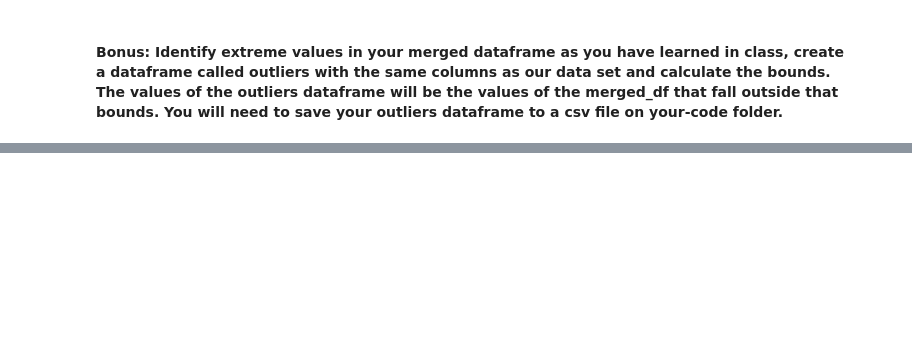
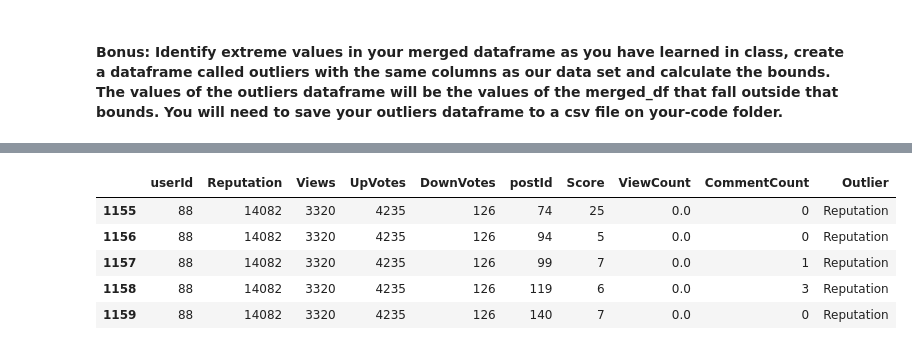
Before and after one commit to ta-data-mexpt/lab-data-cleaning, a Jupyter notebook: your-code/main.ipynb, the cells around one changed output, grey strips where cells are left out. Cells and saved outputs as stored; diff of their text form; code cells hidden in the pictures; blank space fills up the shorter version.

```diff
--- a/your-code/main.ipynb
+++ b/your-code/main.ipynb
@@ -32,0 +188,24 @@ You will need to make a [merge](https://pandas.pydata.org/pandas-docs/stable/gen
+# %%
+# Vamos ahora a hacer un subset de nuestra data con los outliers que encontremos.
+# Estoy definiendo como outlier todo lo que esté arriba o abajo de 1.5x el rango intercuartil
+
+outliers = pd.DataFrame(columns=merge.columns)
+
+for col in stats.index:
+    iqr = stats.at[col,'IQR']
+    cutoff = iqr * 1.5
+    lower = stats.at[col,'25%'] - cutoff
+    upper = stats.at[col,'75%'] + cutoff
+    results = merge[(merge[col] < lower) |
+                   (merge[col] > upper)].copy()
+    results['Outlier'] = col
+    outliers = outliers.append(results)
+
+outliers.head()
+# %% [output]
+|  | userId | Reputation | Views | UpVotes | DownVotes | postId | Score | ViewCount | CommentCount | Outlier |
+| 1155 | 88 | 14082 | 3320 | 4235 | 126 | 74 | 25 | 0.0 | 0 | Reputation |
+| 1156 | 88 | 14082 | 3320 | 4235 | 126 | 94 | 5 | 0.0 | 0 | Reputation |
+| 1157 | 88 | 14082 | 3320 | 4235 | 126 | 99 | 7 | 0.0 | 1 | Reputation |
+| 1158 | 88 | 14082 | 3320 | 4235 | 126 | 119 | 6 | 0.0 | 3 | Reputation |
+| 1159 | 88 | 14082 | 3320 | 4235 | 126 | 140 | 7 | 0.0 | 0 | Reputation |
```
Also changed, not shown: parts of 17 cells of this notebook, 1 other file.
